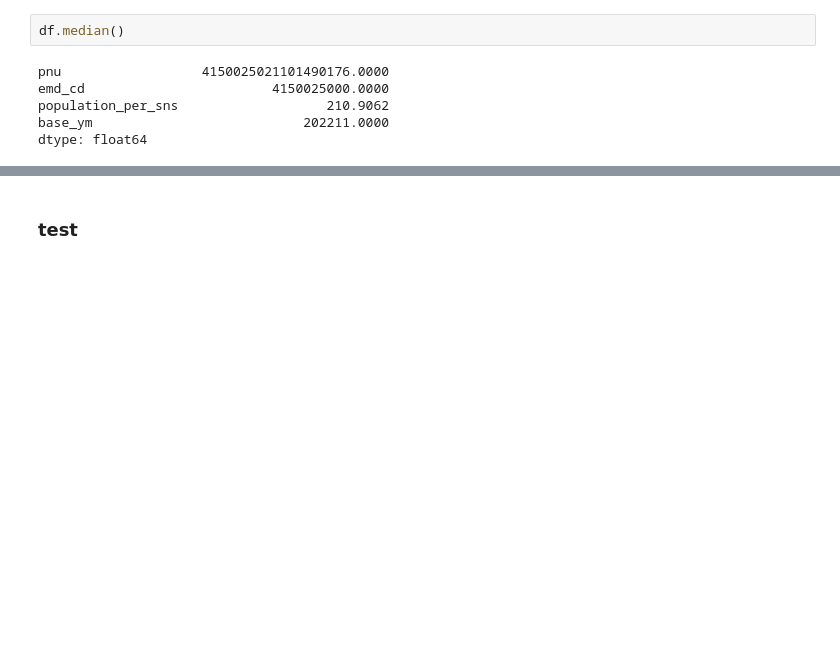
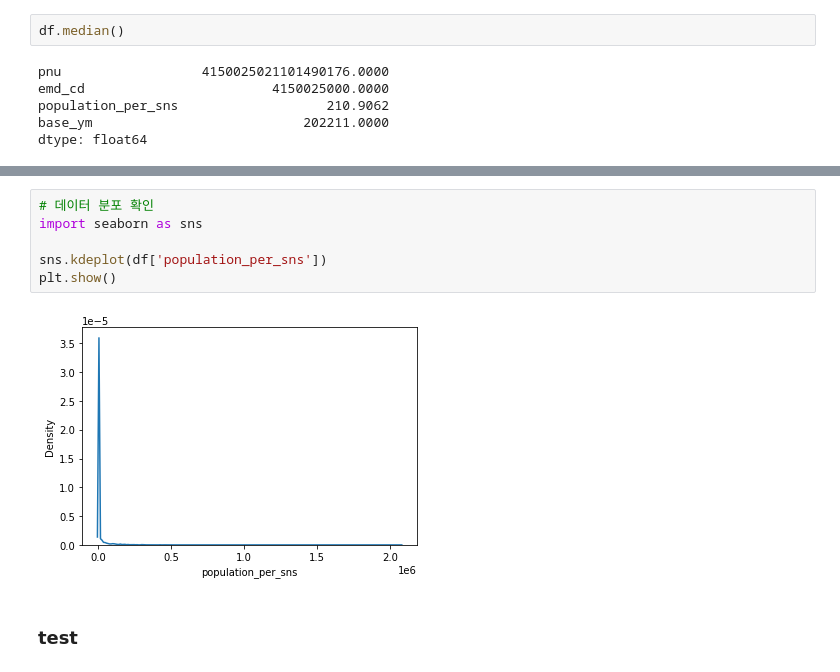
Before and after one commit to UL-DA/pythonProject, a Jupyter notebook: 부동산원_데이터댐/SNS 노출대비 유동인구 분석.ipynb, the cells around one changed output, grey strips where cells are left out. Saved outputs shown, nothing was run; the diff lists cells and outputs as text; blank space fills up the shorter version.

```diff
--- a/부동산원_데이터댐/SNS 노출대비 유동인구 분석.ipynb
+++ b/부동산원_데이터댐/SNS 노출대비 유동인구 분석.ipynb
@@ -195,3 +278,11 @@ dtype: float64
+# %%
+# 데이터 분포 확인
+import seaborn as sns
+
+sns.kdeplot(df['population_per_sns'])
+plt.show()
+# %% [output]
+[figure, added]
 # %% [markdown]
 ### test
 # %% [markdown]
```
Also changed, not shown: parts of 5 cells of this notebook.
